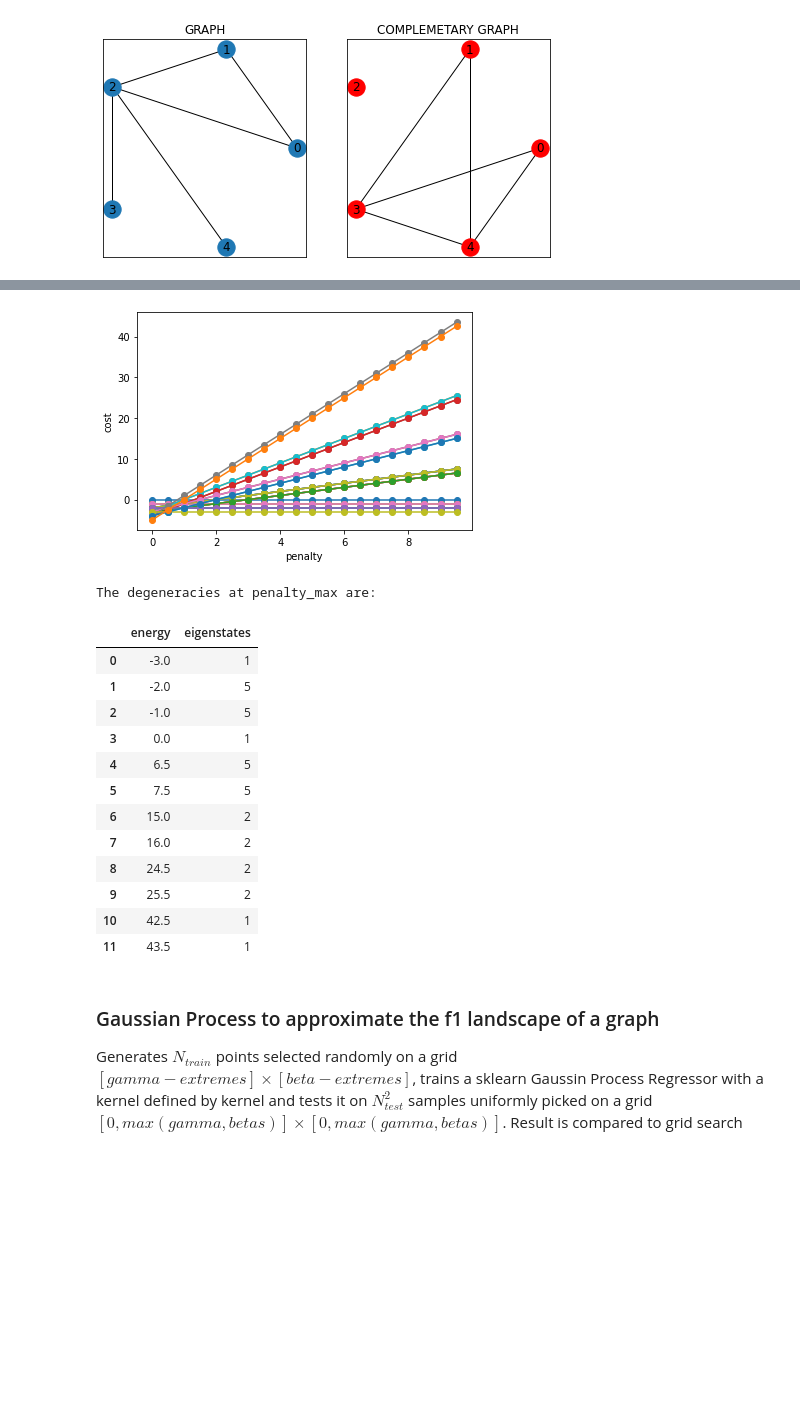
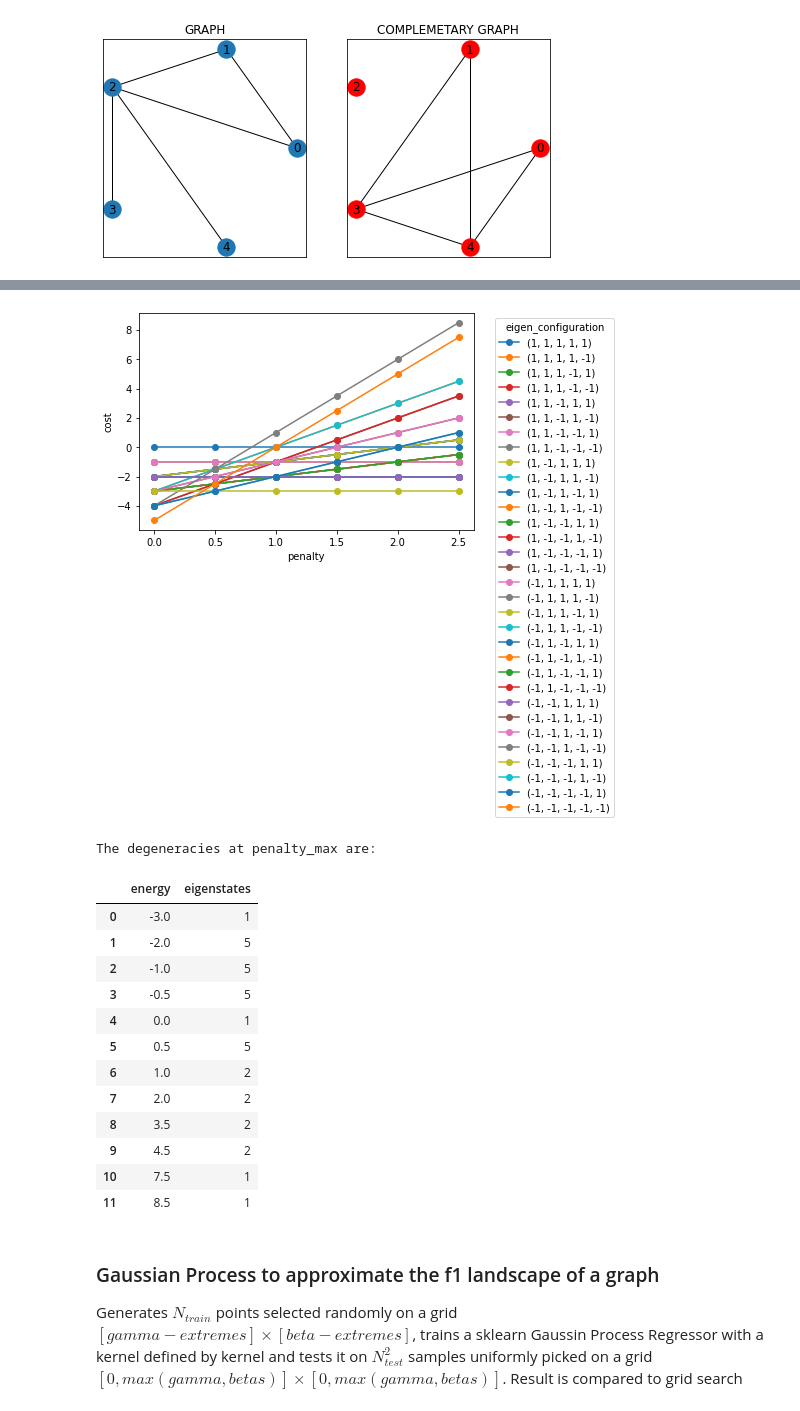
Before and after one commit to etignoneleitha/ifabquantum, a Jupyter notebook: notebooks/QAOA-ET-Bayes.ipynb, the cells around one changed output, grey strips where cells are left out. Cells and saved outputs as stored; diff of their text form; code cells hidden in the pictures; blank space fills up the shorter version.

```diff
--- a/notebooks/QAOA-ET-Bayes.ipynb
+++ b/notebooks/QAOA-ET-Bayes.ipynb
@@ -102,15 +102,15 @@ def classical_solution(basis=None, show_top=None):
     results = {}
 
     if basis=="S":
-        eigenvalues = s_eigenvalues #[0, 1] i.e. fictitious eigenvalues for |0> ad |1> respectively
+        eigenvalues = s_eigenvalues #[0, 1] i.e. eigenvalues for |0> ad |1> respectively
     elif basis=="Z":
-        eigenvalues = s2z(s_eigenvalues) #[1,-1] i.e. fictitious eigenvalues for |0> ad |1> respectively
+        eigenvalues = s2z(s_eigenvalues) #[1,-1] i.e. eigenvalues for |0> ad |1> respectively
     else:
         raise ValueError('Basis should be specified: it must one of ["S","Z"]')
 
-    configurations = list(product(eigenvalues, repeat=len(G)))
-    for configuration in tqdm(configurations):
-        results[configuration] = evaluate_cost(configuration, basis=basis)
+    eigen_configurations = list(product(eigenvalues, repeat=len(G)))
+    for eigen_configuration in tqdm(eigen_configurations):
+        results[eigen_configuration] = evaluate_cost(eigen_configuration, basis=basis)
 
     print('All possible solutions: \n')
     sol = pd.DataFrame(np.unique(list(results.values()), return_counts = True)).T
@@ -121,7 +121,7 @@ def classical_solution(basis=None, show_top=None):
     else:
         print(sol)
     d = dict((k, v) for k, v in results.items() if v == np.min(list(results.values())))
-    print('\nThere are {} MAXCLIQUE(S): '.format(len(d)), d)
+    print(f'\nThere are {len(d)} MAXCLIQUE(S) with eigenvalues configuration(s) in basis \"{basis}\": {d}')
 
     fig = plt.subplot(1, 2, 1)
     val, counts = np.unique(list(results.values()), return_counts = True)
@@ -255,9 +255,9 @@ def spectrum_vs_penalty(penalty_min=-2, penalty_max=3, penalty_step=0.5, show_pl
     elif basis=="Z":
         eigenvalues = s2z(s_eigenvalues)
 
-    for configuration in product(eigenvalues, repeat = len(G)):
+    for eigen_configuration in product(eigenvalues, repeat = len(G)):
         for penalty in penalties:
-            configuration_energies[str(configuration)].append(evaluate_cost(str2list(configuration), penalty, basis=basis))
+            configuration_energies[str(eigen_configuration)].append(evaluate_cost(str2list(eigen_configuration), penalty, basis=basis))
 
     degeneracies_df = pd.DataFrame(sorted(Counter([v[-1] for k,v in configuration_energies.items()]).items(), key=lambda item: item[0], reverse=False))
     degeneracies_df.columns=["energy","eigenstates"]
@@ -268,7 +268,7 @@ def spectrum_vs_penalty(penalty_min=-2, penalty_max=3, penalty_step=0.5, show_pl
             plt.plot(penalties, v, label = k, marker="o")
             plt.xlabel("penalty")
             plt.ylabel("cost")
-            #plt.legend()
+            plt.legend(title="eigen_configuration",bbox_to_anchor=(1.05, 1), loc='upper left')
         plt.show()
 
     return degeneracies_df, configuration_energies
@@ -296,21 +296,21 @@ There are 1 MAXCLIQUE(S):  {(-1, -1, -1, 1, 1): -3.0}
 [figure]
 # %%
-degeneracies_df, configuration_energies = spectrum_vs_penalty(penalty_min=0, penalty_max=10, penalty_step=0.5, basis="Z")
+degeneracies_df, configuration_energies = spectrum_vs_penalty(penalty_min=0, penalty_max=3, penalty_step=0.5, basis="Z")
 print("The degeneracies at penalty_max are:")
 degeneracies_df
 # %% [output]
-[figure, old version]
+[figure, new version]
 The degeneracies at penalty_max are:
 |  | energy | eigenstates |
 | 0 | -3.0 | 1 |
 | 1 | -2.0 | 5 |
 | 2 | -1.0 | 5 |
-| 3 | 0.0 | 1 |
-| 4 | 6.5 | 5 |
-| 5 | 7.5 | 5 |
-| 6 | 15.0 | 2 |
-| 7 | 16.0 | 2 |
-| 8 | 24.5 | 2 |
-| 9 | 25.5 | 2 |
-| 10 | 42.5 | 1 |
-| 11 | 43.5 | 1 |
+| 3 | -0.5 | 5 |
+| 4 | 0.0 | 1 |
+| 5 | 0.5 | 5 |
+| 6 | 1.0 | 2 |
+| 7 | 2.0 | 2 |
+| 8 | 3.5 | 2 |
+| 9 | 4.5 | 2 |
+| 10 | 7.5 | 1 |
+| 11 | 8.5 | 1 |
```
Also changed, not shown: parts of 10 cells of this notebook.
